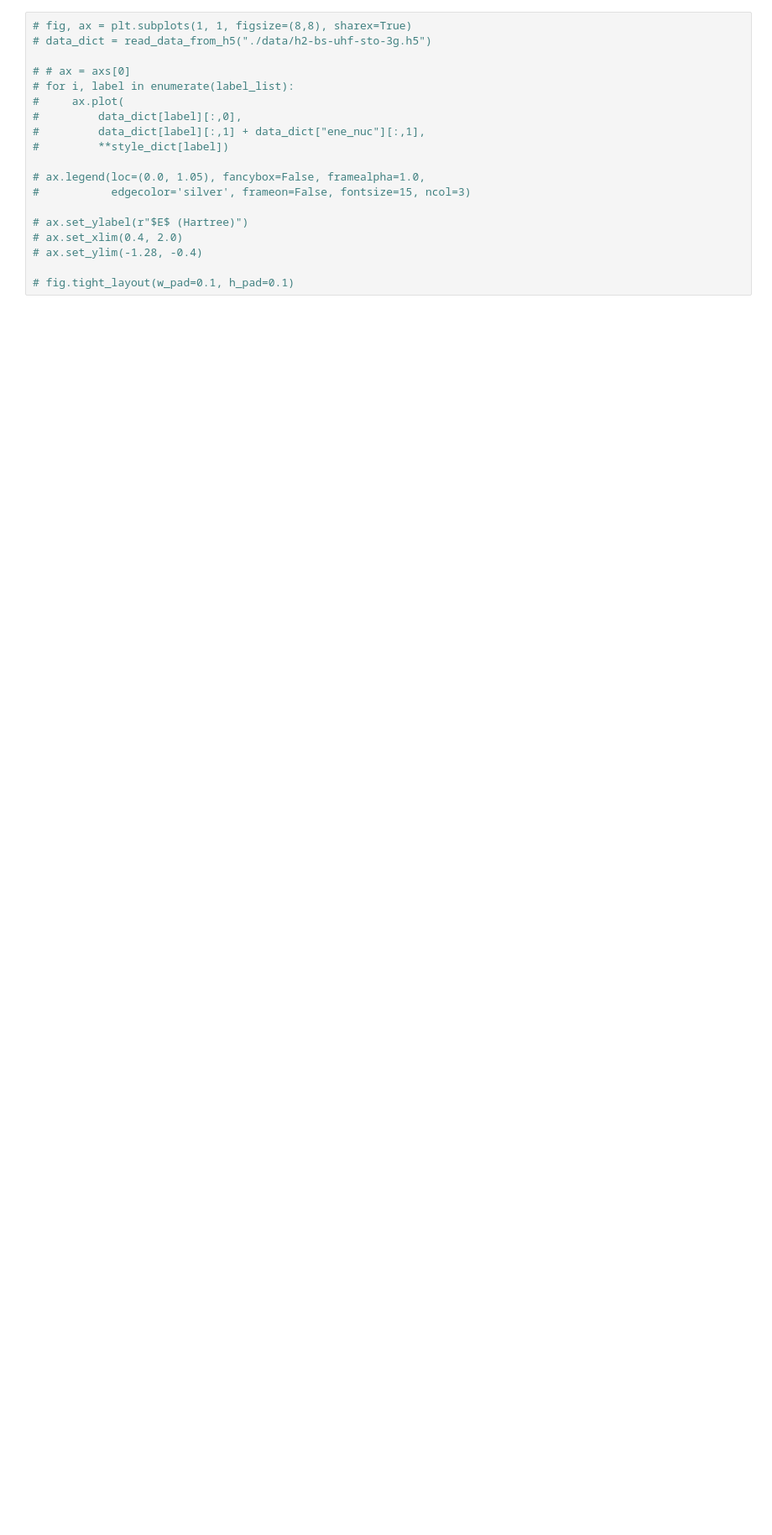
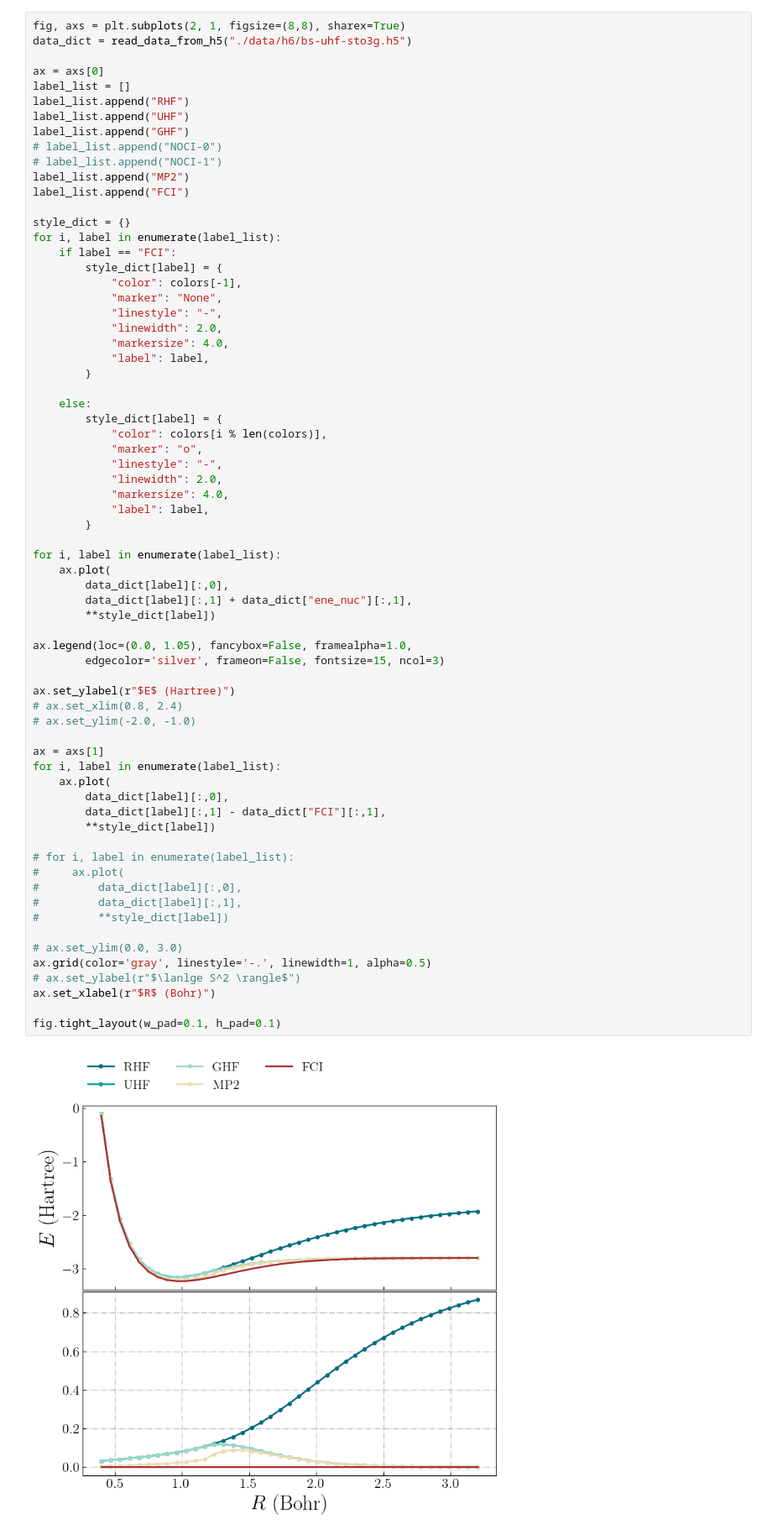
Before and after one commit to yangdatou/bs-uhf, a Jupyter notebook: plot.ipynb, the cells around one changed output. Shown at 84% size. Saved outputs shown, nothing was run; the diff lists cells and outputs as text; blank space fills up the shorter version.

```diff
--- a/plot.ipynb
+++ b/plot.ipynb
@@ -53,21 +53,72 @@ colors = ["#016b7e", "#099da0", "#9cd8c7", "#ecdcae", "#f1a502", "#d17203", "#c4
 
 mpl.rcParams.update(params)
 # %%
-# fig, ax = plt.subplots(1, 1, figsize=(8,8), sharex=True)
-# data_dict = read_data_from_h5("./data/h2-bs-uhf-sto-3g.h5")
+fig, axs = plt.subplots(2, 1, figsize=(8,8), sharex=True)
+data_dict = read_data_from_h5("./data/h6/bs-uhf-sto3g.h5")
 
-# # ax = axs[0]
+ax = axs[0]
+label_list = []
+label_list.append("RHF")
+label_list.append("UHF")
+label_list.append("GHF")
+# label_list.append("NOCI-0")
+# label_list.append("NOCI-1")
+label_list.append("MP2")
+label_list.append("FCI")
+
+style_dict = {}
+for i, label in enumerate(label_list):
+    if label == "FCI":
+        style_dict[label] = {
+            "color": colors[-1],
+            "marker": "None",
+            "linestyle": "-",
+            "linewidth": 2.0,
+            "markersize": 4.0,
+            "label": label,
+        }
+
+    else:
+        style_dict[label] = {
+            "color": colors[i % len(colors)],
+            "marker": "o",
+            "linestyle": "-",
+            "linewidth": 2.0,
+            "markersize": 4.0,
+            "label": label,
+        }
+
+for i, label in enumerate(label_list):
+    ax.plot(
+        data_dict[label][:,0],
+        data_dict[label][:,1] + data_dict["ene_nuc"][:,1],
+        **style_dict[label])
+
+ax.legend(loc=(0.0, 1.05), fancybox=False, framealpha=1.0,
+        edgecolor='silver', frameon=False, fontsize=15, ncol=3)
+
+ax.set_ylabel(r"$E$ (Hartree)")
+# ax.set_xlim(0.8, 2.4)
+# ax.set_ylim(-2.0, -1.0)
+
+ax = axs[1]
+for i, label in enumerate(label_list):
+    ax.plot(
+        data_dict[label][:,0],
+        data_dict[label][:,1] - data_dict["FCI"][:,1],
+        **style_dict[label])
+
 # for i, label in enumerate(label_list):
 #     ax.plot(
 #         data_dict[label][:,0],
-#         data_dict[label][:,1] + data_dict["ene_nuc"][:,1],
+#         data_dict[label][:,1],
 #         **style_dict[label])
 
-# ax.legend(loc=(0.0, 1.05), fancybox=False, framealpha=1.0,
-#           edgecolor='silver', frameon=False, fontsize=15, ncol=3)
+# ax.set_ylim(0.0, 3.0)
+ax.grid(color='gray', linestyle='-.', linewidth=1, alpha=0.5)
+# ax.set_ylabel(r"$\lanlge S^2 \rangle$")
+ax.set_xlabel(r"$R$ (Bohr)")
 
-# ax.set_ylabel(r"$E$ (Hartree)")
-# ax.set_xlim(0.4, 2.0)
-# ax.set_ylim(-1.28, -0.4)
-
-# fig.tight_layout(w_pad=0.1, h_pad=0.1)
+fig.tight_layout(w_pad=0.1, h_pad=0.1)
+# %% [output]
+[figure, added]
```
Also changed, not shown: parts of 2 cells of this notebook, 29 other files.
